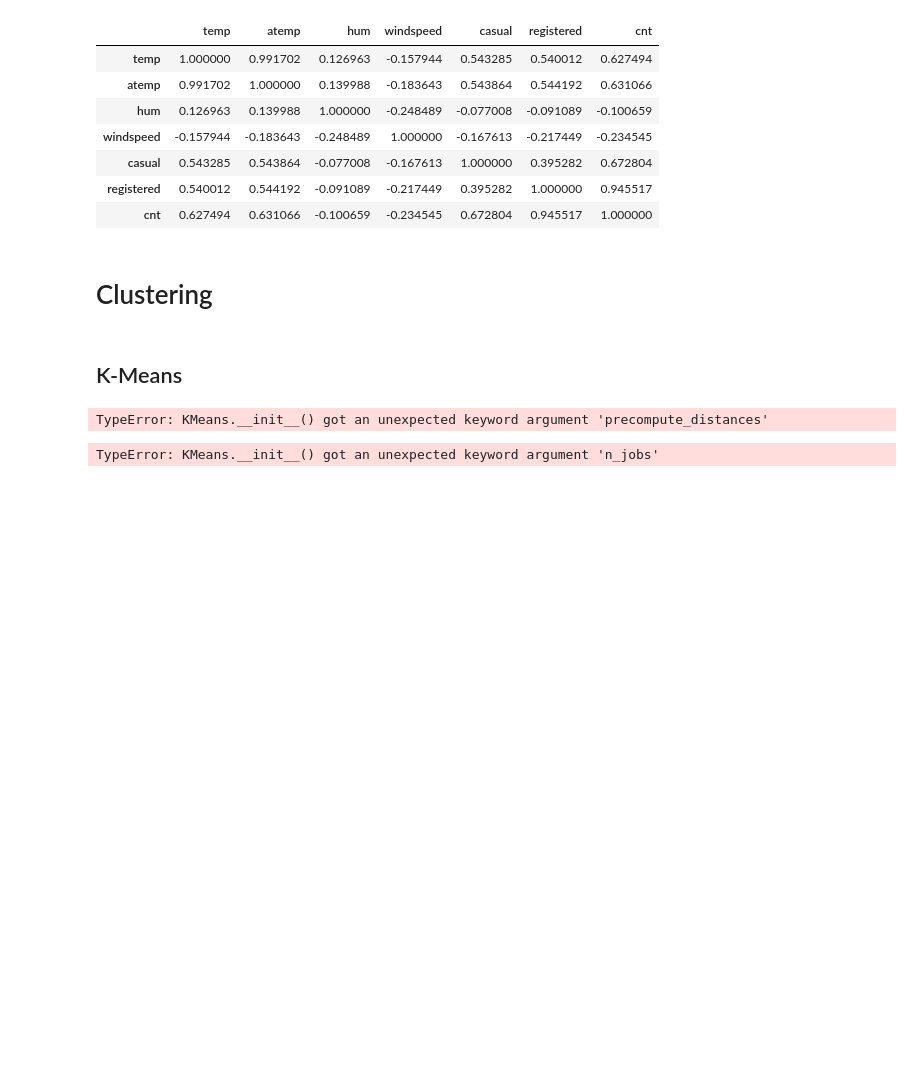
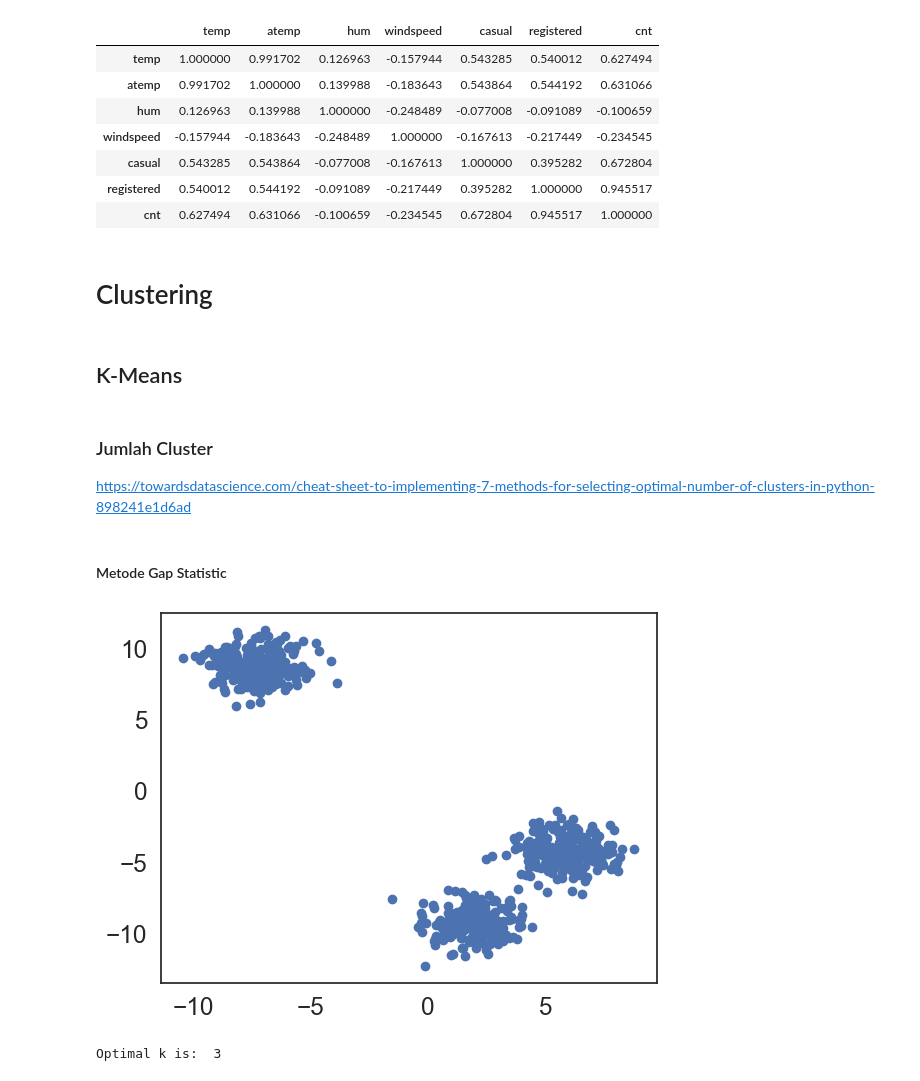
Before and after one commit to Zen-Rofiqy/Bangkit-2024, a Jupyter notebook: 04 Analisis Data dng Py/@Proyek-akhir/MyDashBoard.ipynb, the cells around one changed output. Cells and saved outputs as stored; diff of their text form; code cells hidden in the pictures; blank space fills up the shorter version.

```diff
--- a/04 Analisis Data dng Py/@Proyek-akhir/MyDashBoard.ipynb
+++ b/04 Analisis Data dng Py/@Proyek-akhir/MyDashBoard.ipynb
@@ -871,25 +866,5 @@ km = day_df[features]
-# %%
-clustering_kmeans = KMeans(n_clusters=2, precompute_distances="auto", n_jobs=-1)
-km['clusters'] = clustering_kmeans.fit_predict(km)
-# %% [output]
-TypeError: KMeans.__init__() got an unexpected keyword argument 'precompute_distances'
-# %%
-# Ambil fitur (kolom) kecuali kelas
-features = list(day_df.iloc[:, -7:].columns)
-
-# Ambil data fitur
-X = day_df[features]
-
-# Membuat objek KMeans
-kmeans = KMeans(n_clusters=2, n_jobs=-1)
-
-# Melakukan clustering
-kmeans.fit(X)
-
-# Mendapatkan label cluster untuk setiap sampel
-labels = kmeans.labels_
-
-# Menambahkan kolom 'clusters' ke dataframe
-day_df['clusters'] = labels
-# %% [output]
-TypeError: KMeans.__init__() got an unexpected keyword argument 'n_jobs'
+# %% [markdown]
+### Jumlah Cluster
+https://towardsdatascience.com/cheat-sheet-to-implementing-7-methods-for-selecting-optimal-number-of-clusters-in-python-898241e1d6ad
+# %% [markdown]
+#### Metode Gap Statistic
@@ -895,0 +885,7 @@ TypeError: KMeans.__init__() got an unexpected keyword argument 'n_jobs'
+# %%
+x, y = make_blobs(750, n_features=2, centers=3)
+
+plt.scatter(x[:, 0], x[:, 1])
+plt.show()
+# %% [output]
+[figure, added]
@@ -895,0 +935,5 @@ TypeError: KMeans.__init__() got an unexpected keyword argument 'n_jobs'
+# %%
+k, gapdf = optimalK(x, maxClusters=15)
+print('Optimal k is: ', k)
+# %% [output]
+Optimal k is:  3
```
Also changed, not shown: parts of 14 cells of this notebook.
